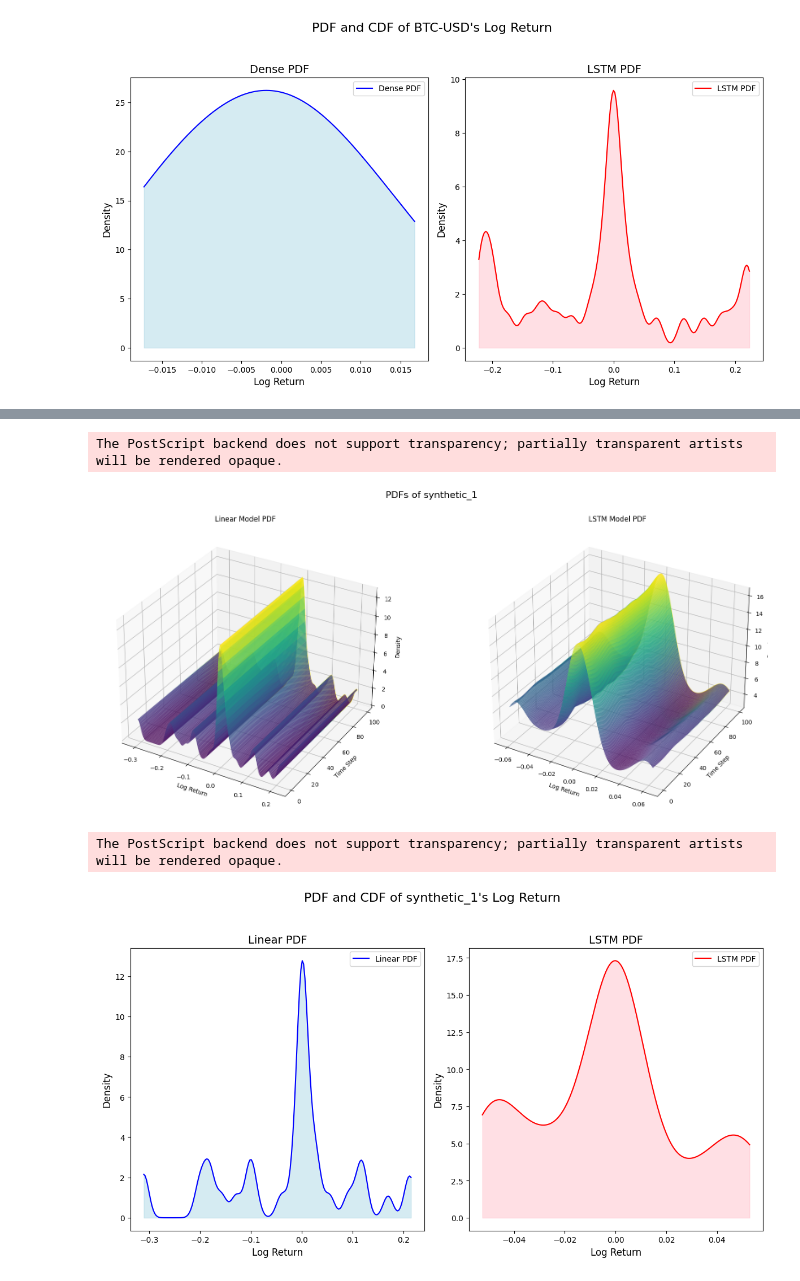
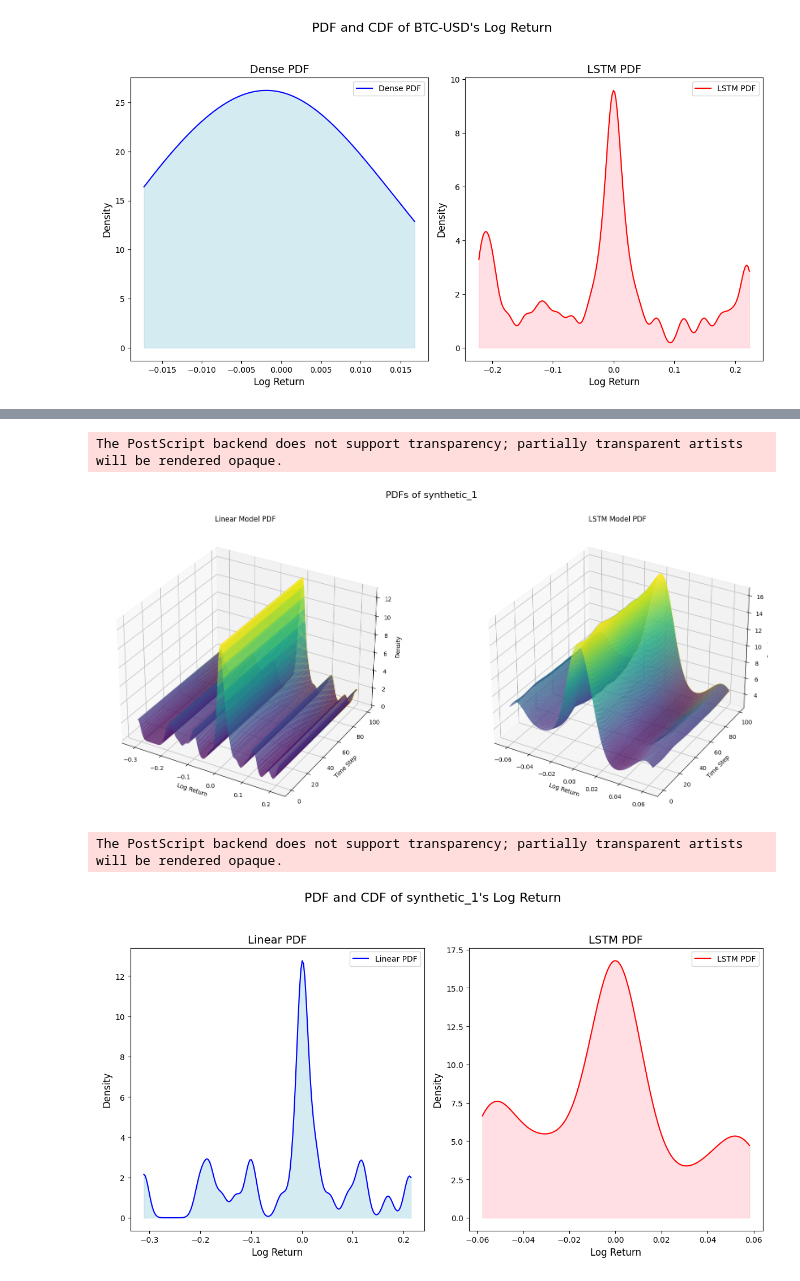
Before and after one commit to izzak98/dist-pred, a Jupyter notebook: results.ipynb, the cells around one changed output, grey strips where cells are left out. Cells and saved outputs as stored; diff of their text form; code cells hidden in the pictures.

```diff
--- a/results.ipynb
+++ b/results.ipynb
@@ -124,7 +127,7 @@ dense_model, dense_params = load_best_model('dense')
 
 dense_model.to(DEVICE)
 
-dense_normalazation_window = dense_params['normalazation_window']
+dense_normalization_window = dense_params['normalazation_window']
 dense_batch_size = dense_params['batch_size']
 l1_reg = dense_params['l1_reg']
 l2_reg = dense_params['l2_reg']
@@ -176,8 +179,8 @@ if os.path.exists('dense_model.pth'):
     dense_model.to(DEVICE)
     print("Model loaded from dense_model.pth")
 else:
-    dense_train_dataset = get_static_dataset(dense_normalazation_window, "1998-01-01", "2018-01-01")
-    dense_val_dataset = get_static_dataset(dense_normalazation_window, "2018-01-01", "2019-01-01")
+    dense_train_dataset = get_static_dataset(dense_normalization_window, "1998-01-01", validation_start_date)
+    dense_val_dataset = get_static_dataset(dense_normalization_window, validation_start_date, validation_end_date)
 
     dense_train_loader = DataLoader(dense_train_dataset, batch_size=dense_batch_size, shuffle=True)
     dense_val_loader = DataLoader(dense_val_dataset, batch_size=dense_batch_size, shuffle=False)
@@ -197,7 +200,7 @@ else:
 Model loaded from dense_model.pth
 # %%
 if not os.path.exists("quant_reg.pth"):
-    dense_train_dataset = get_static_dataset(dense_normalazation_window, "1998-01-01", "2018-01-01")
+    dense_train_dataset = get_static_dataset(dense_normalization_window, "1998-01-01", validation_start_date)
 
     big_X = []
     big_y = []
@@ -506,13 +278,17 @@ The PostScript backend does not support transparency; partially transparent arti
 [figure]
 # %%
 print("Generating Normally Distributed Test Dataset")
-dense_normal_test_dataset, lstm_normal_test_dataset = get_test_synthetic_dataset(dense_normalazation_window, lstm_normalazation_window, 1000, 0.7, distribution='normal')
+dense_normal_test_dataset, lstm_normal_test_dataset = get_test_synthetic_dataset(
+    dense_normalization_window, lstm_normalization_window, 1000, 0.7, distribution='normal')
 print("Generating Log Normally Distributed Test Dataset")
-dense_log_normal_test_dataset, lstm_log_normal_test_dataset = get_test_synthetic_dataset(dense_normalazation_window, lstm_normalazation_window, 1000, 0.7, distribution='lognormal')
+dense_log_normal_test_dataset, lstm_log_normal_test_dataset = get_test_synthetic_dataset(
+    dense_normalization_window, lstm_normalization_window, 1000, 0.7, distribution='lognormal')
 print("Generating Gamma Distributed Test Dataset")
-dense_gamma_test_dataset, lstm_gamma_test_dataset = get_test_synthetic_dataset(dense_normalazation_window, lstm_normalazation_window, 1000, 0.7, distribution='gamma')
+dense_gamma_test_dataset, lstm_gamma_test_dataset = get_test_synthetic_dataset(
+    dense_normalization_window, lstm_normalization_window, 1000, 0.7, distribution='gamma')
 print("Generating Uniform Distributed Test Dataset")
-dense_uniform_test_dataset, lstm_uniform_test_dataset = get_test_synthetic_dataset(dense_normalazation_window, lstm_normalazation_window, 1000, 0.7, distribution='uniform')
+dense_uniform_test_dataset, lstm_uniform_test_dataset = get_test_synthetic_dataset(
+    dense_normalization_window, lstm_normalization_window, 1000, 0.7, distribution='uniform')
 
 synthetic_data = {
     'Normal': (dense_normal_test_dataset, lstm_normal_test_dataset),
@@ -594,8 +371,8 @@ Total Mean            1.1043  0.6672  0.3773           0.2898 (55.50%)
 # %%
-plot_3d_combined_pdfs('synthetic_1', dense_normal_test_dataset, lstm_normal_test_dataset, is_linear=True)
-plot_pdf('synthetic_1', dense_uniform_test_dataset, lstm_uniform_test_dataset, is_linear=True)
+plot_3d_combined_pdfs('synthetic_1', dense_model, lstm_model, quant_reg, dense_normal_test_dataset, lstm_normal_test_dataset, is_linear=True)
+plot_pdf('synthetic_1', dense_model, lstm_model, quant_reg, dense_normal_test_dataset, lstm_normal_test_dataset, is_linear=True)
 # %% [output]
 The PostScript backend does not support transparency; partially transparent artists will be rendered opaque.
 [figure]
 The PostScript backend does not support transparency; partially transparent artists will be rendered opaque.
-[figure, old version]
+[figure, new version]
```
Also changed, not shown: parts of 15 cells of this notebook, 18 other files.
